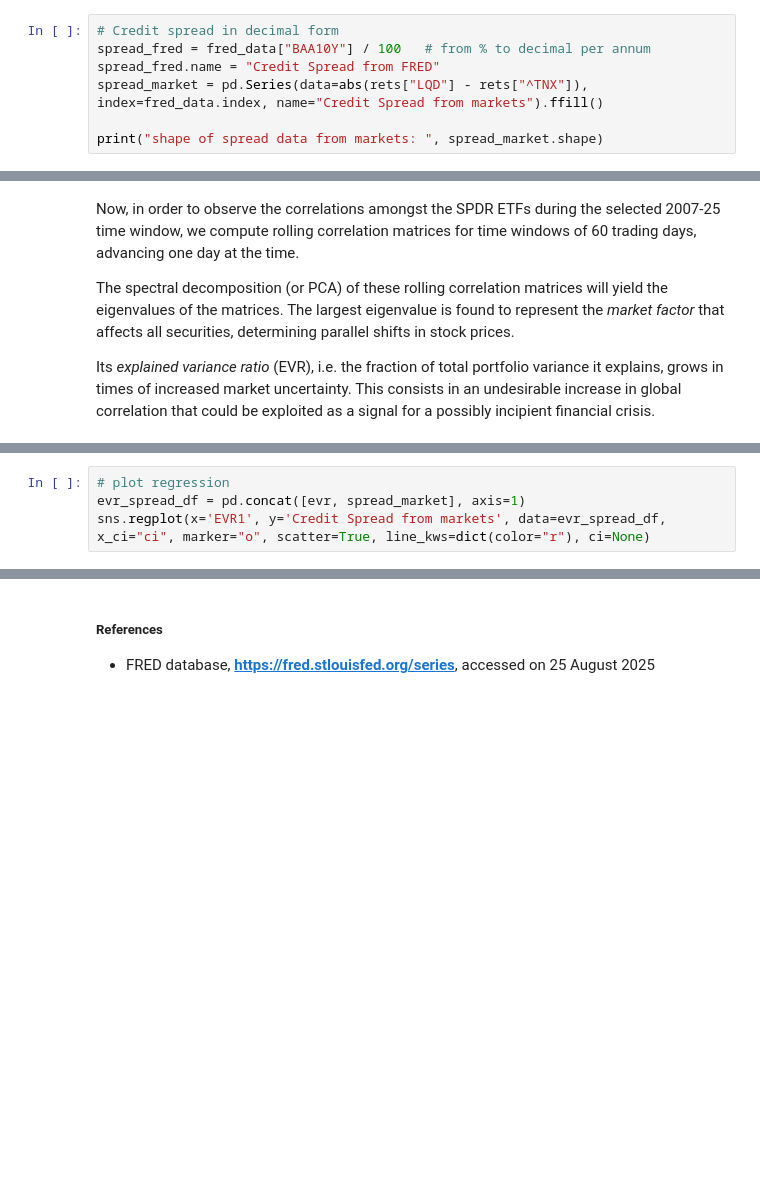
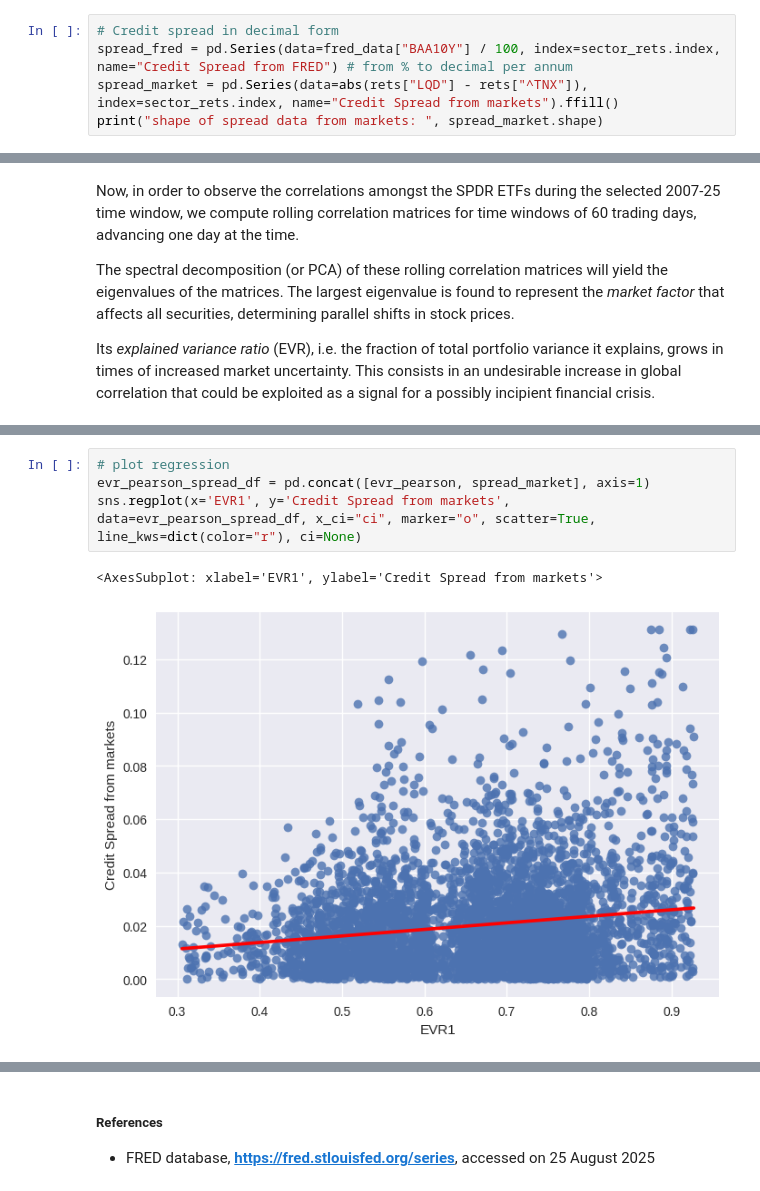
Before and after one commit to George-Creekbed/capstone_review, a Jupyter notebook: gwp1.ipynb, the cells around one changed output, grey strips where cells are left out. Drawn from its saved outputs; the diff is of its cells as text; blank space fills up the shorter version.

```diff
--- a/gwp1.ipynb
+++ b/gwp1.ipynb
@@ -150,8 +150,6 @@ For the sake of comparing the credit spread obtained from FRED data (`BAA10Y`) w
 # %%
 # Credit spread in decimal form
-spread_fred = fred_data["BAA10Y"] / 100   # from % to decimal per annum
-spread_fred.name = "Credit Spread from FRED"
-spread_market = pd.Series(data=abs(rets["LQD"] - rets["^TNX"]), index=fred_data.index, name="Credit Spread from markets").ffill()
-
+spread_fred = pd.Series(data=fred_data["BAA10Y"] / 100, index=sector_rets.index, name="Credit Spread from FRED") # from % to decimal per annum
+spread_market = pd.Series(data=abs(rets["LQD"] - rets["^TNX"]), index=sector_rets.index, name="Credit Spread from markets").ffill()
 print("shape of spread data from markets: ", spread_market.shape)
 # %% [output]
@@ -334,6 +421,9 @@ ValueError: The indices for endog and exog are not aligned
 # %%
 # plot regression
-evr_spread_df = pd.concat([evr, spread_market], axis=1)
-sns.regplot(x='EVR1', y='Credit Spread from markets', data=evr_spread_df, x_ci="ci", marker="o", scatter=True, line_kws=dict(color="r"), ci=None)
+evr_pearson_spread_df = pd.concat([evr_pearson, spread_market], axis=1)
+sns.regplot(x='EVR1', y='Credit Spread from markets', data=evr_pearson_spread_df, x_ci="ci", marker="o", scatter=True, line_kws=dict(color="r"), ci=None)
+# %% [output]
+<AxesSubplot: xlabel='EVR1', ylabel='Credit Spread from markets'>
+[figure, added]
 # %%
 Y
```
Also changed, not shown: parts of 33 cells of this notebook.
